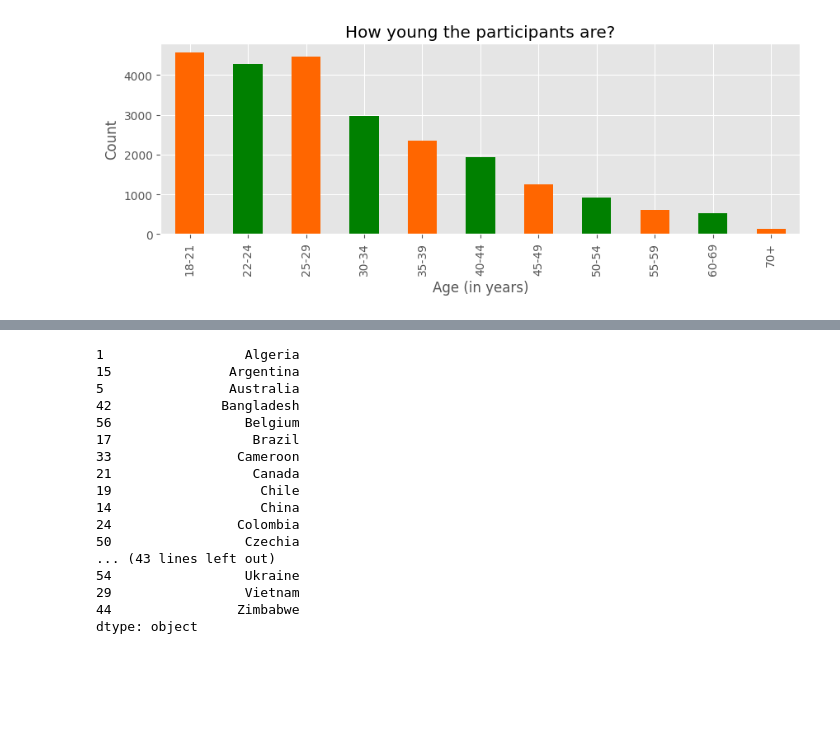
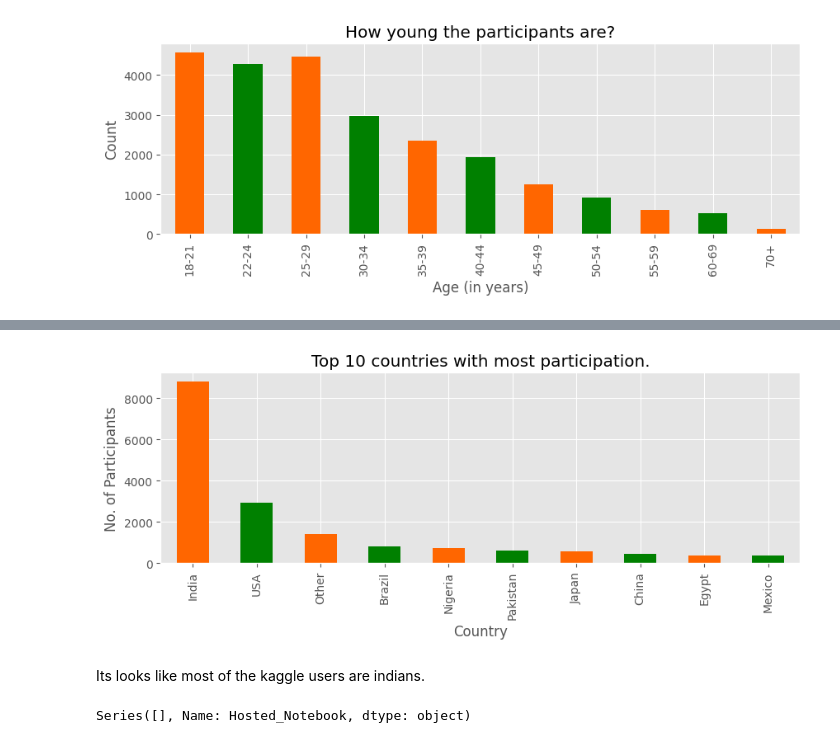
Before and after one commit to KushagraChaturvedi/EDA-Sentiment-Analysis, a Jupyter notebook: DataScience-Survey/EDA_DataScienceSurvey.ipynb, the cells around one changed output, grey strips where cells are left out. Saved outputs shown, nothing was run; the diff lists cells and outputs as text; code cells hidden in the pictures; blank space fills up the shorter version.

```diff
--- a/DataScience-Survey/EDA_DataScienceSurvey.ipynb
+++ b/DataScience-Survey/EDA_DataScienceSurvey.ipynb
@@ -412,23 +306,14 @@ plt.show()
-# %%
-countries = pd.read_csv('world_country_and_usa_states_latitude_and_longitude_values.csv')
-country_JSON = {}
-countries_ = countries[countries.country.isin(df.Country)]
-pd.Series(df.Country.unique()).sort_values()
-# %% [output]
-1                  Algeria
-15               Argentina
-5                Australia
-42              Bangladesh
-56                 Belgium
-17                  Brazil
-33                Cameroon
-21                  Canada
-19                   Chile
-14                   China
-24                Colombia
-50                 Czechia
-... (43 lines left out)
-54                 Ukraine
-29                 Vietnam
-44                Zimbabwe
-dtype: object
+# %%
+df.Country.value_counts()[:10] \
+    .plot(
+        kind = 'bar',
+        color = [(1, .4, 0), (0, .5, 0)],
+        figsize = (10, 3),
+        title = 'Top 10 countries with most participation.',
+        xlabel = 'Country',
+        ylabel = 'No. of Participants')
+plt.show()
+# %% [output]
+[figure, added]
+# %% [markdown]
+Its looks like most of the kaggle users are indians.
@@ -434,0 +322,4 @@ dtype: object
+# %%
+df.Hosted_Notebook['Kaggle Notebooks' == df.Hosted_Notebook]
+# %% [output]
+Series([], Name: Hosted_Notebook, dtype: object)
```
Also changed, not shown: parts of 7 cells of this notebook, 7 other files.
